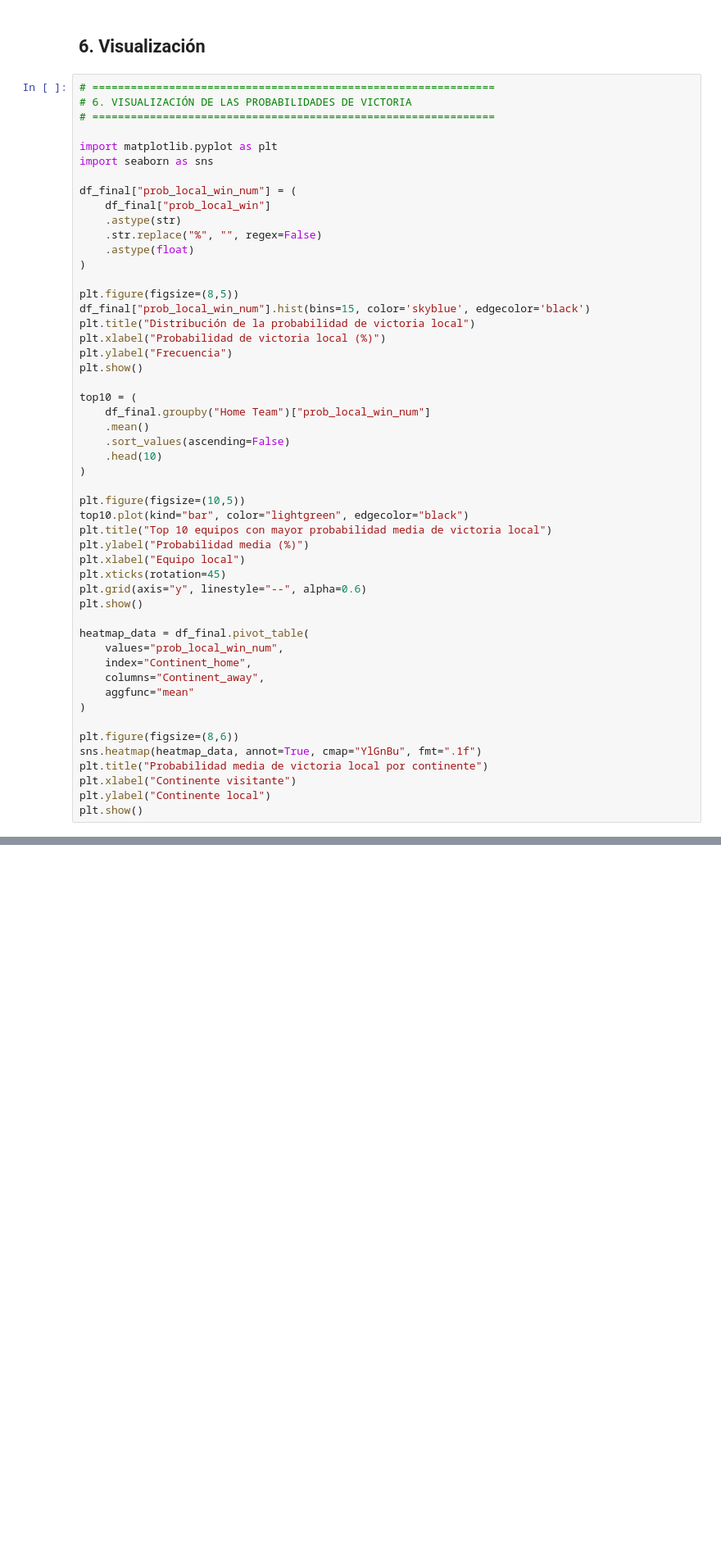
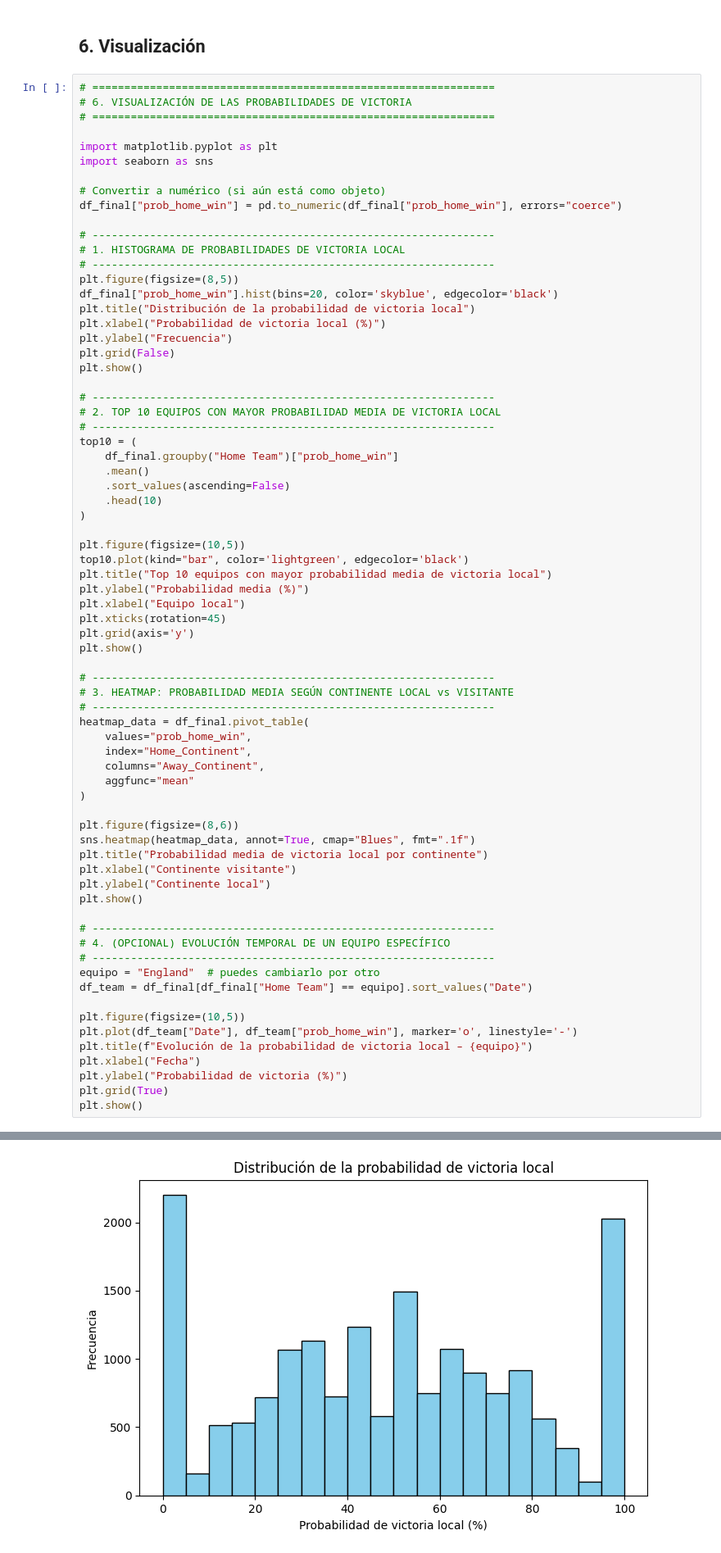
Before and after one commit to Eskibal/MOPT2RA2_Practica_Python, a Jupyter notebook: ficha.ipynb, the cells around one changed output, grey strips where cells are left out. Shown at 82% size. Saved outputs shown, nothing was run; the diff lists cells and outputs as text; blank space fills up the shorter version.

Commit message:
errors fixed

```diff
--- a/ficha.ipynb
+++ b/ficha.ipynb
@@ -429,47 +445,67 @@ ModuleNotFoundError: No module named 'matplotlib'
 import matplotlib.pyplot as plt
 import seaborn as sns
 
-df_final["prob_local_win_num"] = (
-    df_final["prob_local_win"]
-    .astype(str)
-    .str.replace("%", "", regex=False)
-    .astype(float)
-)
+# Convertir a numérico (si aún está como objeto)
+df_final["prob_home_win"] = pd.to_numeric(df_final["prob_home_win"], errors="coerce")
 
+# ---------------------------------------------------------------
+# 1. HISTOGRAMA DE PROBABILIDADES DE VICTORIA LOCAL
+# ---------------------------------------------------------------
 plt.figure(figsize=(8,5))
-df_final["prob_local_win_num"].hist(bins=15, color='skyblue', edgecolor='black')
+df_final["prob_home_win"].hist(bins=20, color='skyblue', edgecolor='black')
 plt.title("Distribución de la probabilidad de victoria local")
 plt.xlabel("Probabilidad de victoria local (%)")
 plt.ylabel("Frecuencia")
+plt.grid(False)
 plt.show()
 
+# ---------------------------------------------------------------
+# 2. TOP 10 EQUIPOS CON MAYOR PROBABILIDAD MEDIA DE VICTORIA LOCAL
+# ---------------------------------------------------------------
 top10 = (
-    df_final.groupby("Home Team")["prob_local_win_num"]
+    df_final.groupby("Home Team")["prob_home_win"]
     .mean()
     .sort_values(ascending=False)
     .head(10)
 )
 
 plt.figure(figsize=(10,5))
-top10.plot(kind="bar", color="lightgreen", edgecolor="black")
+top10.plot(kind="bar", color='lightgreen', edgecolor='black')
 plt.title("Top 10 equipos con mayor probabilidad media de victoria local")
 plt.ylabel("Probabilidad media (%)")
 plt.xlabel("Equipo local")
 plt.xticks(rotation=45)
-plt.grid(axis="y", linestyle="--", alpha=0.6)
+plt.grid(axis='y')
 plt.show()
 
+# ---------------------------------------------------------------
+# 3. HEATMAP: PROBABILIDAD MEDIA SEGÚN CONTINENTE LOCAL vs VISITANTE
+# ---------------------------------------------------------------
 heatmap_data = df_final.pivot_table(
-    values="prob_local_win_num",
-    index="Continent_home",
-    columns="Continent_away",
+    values="prob_home_win",
+    index="Home_Continent",
+    columns="Away_Continent",
     aggfunc="mean"
 )
 
 plt.figure(figsize=(8,6))
-sns.heatmap(heatmap_data, annot=True, cmap="YlGnBu", fmt=".1f")
+sns.heatmap(heatmap_data, annot=True, cmap="Blues", fmt=".1f")
 plt.title("Probabilidad media de victoria local por continente")
 plt.xlabel("Continente visitante")
 plt.ylabel("Continente local")
 plt.show()
+
+# ---------------------------------------------------------------
+# 4. (OPCIONAL) EVOLUCIÓN TEMPORAL DE UN EQUIPO ESPECÍFICO
+# ---------------------------------------------------------------
+equipo = "England"  # puedes cambiarlo por otro
+df_team = df_final[df_final["Home Team"] == equipo].sort_values("Date")
+
+plt.figure(figsize=(10,5))
+plt.plot(df_team["Date"], df_team["prob_home_win"], marker='o', linestyle='-')
+plt.title(f"Evolución de la probabilidad de victoria local – {equipo}")
+plt.xlabel("Fecha")
+plt.ylabel("Probabilidad de victoria (%)")
+plt.grid(True)
+plt.show()
 # %% [output]
@@ -476,0 +512 @@ ModuleNotFoundError: No module named 'matplotlib'
+[figure, added]
```
Also changed, not shown: parts of 6 cells of this notebook.
